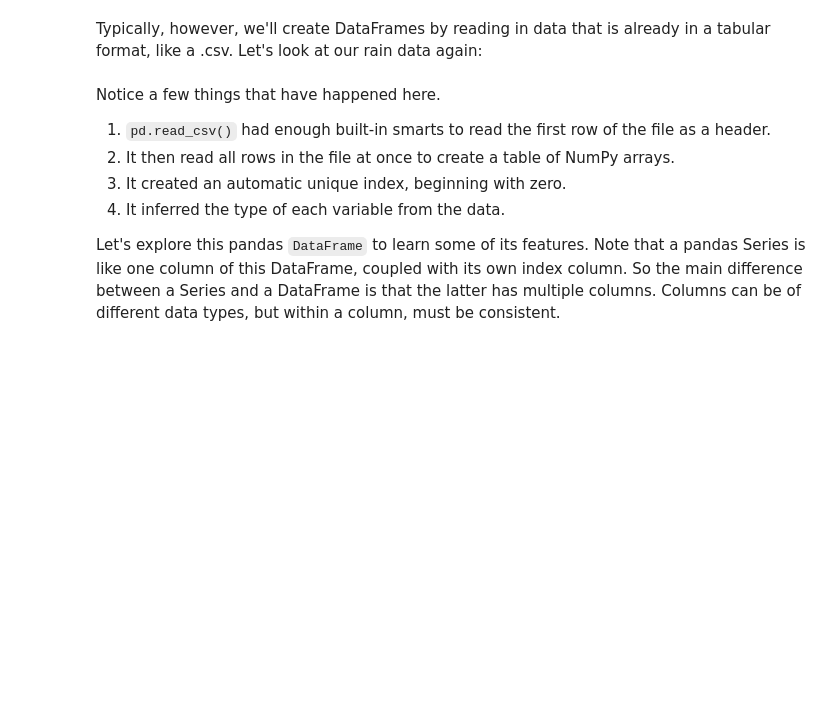
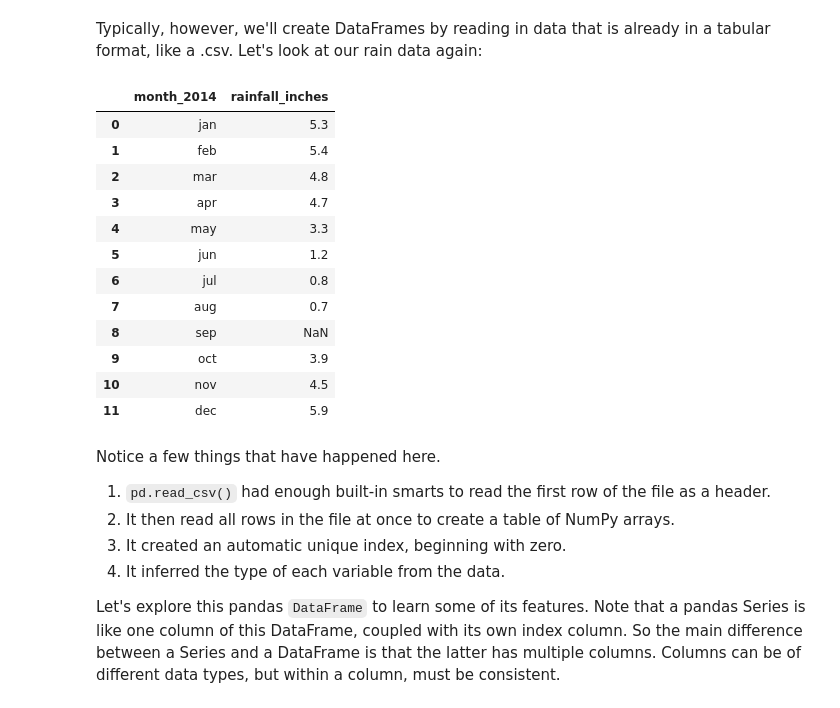
Before and after one commit to mxndrwgrdnr/CYPLAN255, a Jupyter notebook: notebooks/lecture_07_scientific_python.ipynb, the cells around one changed output. Saved outputs shown, nothing was run; the diff lists cells and outputs as text; code cells hidden in the pictures; blank space fills up the shorter version.

```diff
--- a/notebooks/lecture_07_scientific_python.ipynb
+++ b/notebooks/lecture_07_scientific_python.ipynb
@@ -477,6 +627,22 @@ pd.DataFrame(
 Typically, however, we'll create DataFrames by reading in data that is already in a tabular format, like a .csv. Let's look at our rain data again:
 # %%
 df = pd.read_csv('data/rain.csv')
+# %%
+df
+# %% [output]
+|  | month_2014 | rainfall_inches |
+| 0 | jan | 5.3 |
+| 1 | feb | 5.4 |
+| 2 | mar | 4.8 |
+| 3 | apr | 4.7 |
+| 4 | may | 3.3 |
+| 5 | jun | 1.2 |
+| 6 | jul | 0.8 |
+| 7 | aug | 0.7 |
+| 8 | sep | NaN |
+| 9 | oct | 3.9 |
+| 10 | nov | 4.5 |
+| 11 | dec | 5.9 |
 # %% [markdown]
 Notice a few things that have happened here.
 
```
Also changed, not shown: parts of 95 cells of this notebook.
